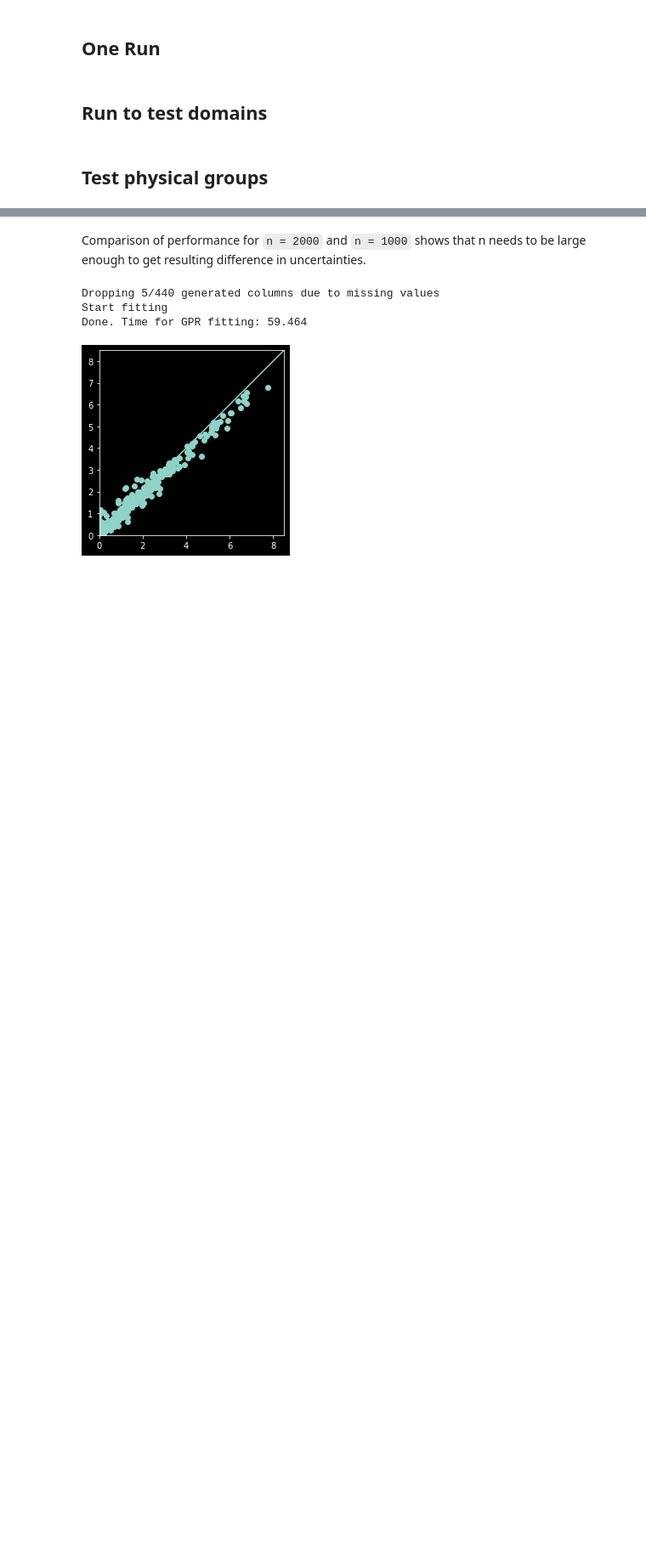
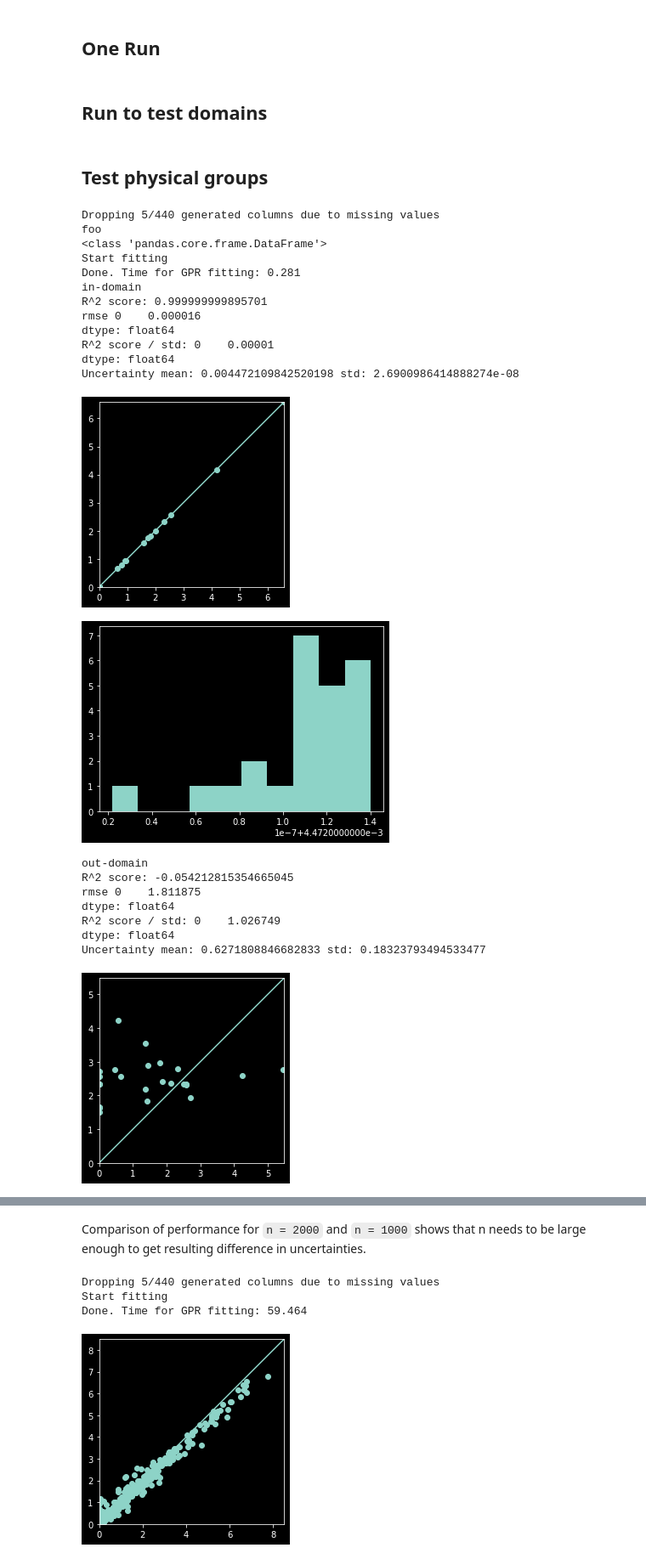
Before and after one commit to uw-cmg/MAST-ML, a Jupyter notebook: Pickle.ipynb, the cells around one changed output, grey strips where cells are left out. Shown at 85% size. Saved outputs shown, nothing was run; the diff lists cells and outputs as text; code cells hidden in the pictures; blank space fills up the shorter version.

Commit message:
almost done

```diff
--- a/Pickle.ipynb
+++ b/Pickle.ipynb
@@ -214,6 +214,10 @@ def test_domain(comp_zip_y, n = 2000, element = "O", threshold = 0, min_train_gr
         subset_x, subset_y = create_subset(comp_zip_y, n=n)
         # from subset create domains
         frac_x, _ = compute_elemetal_fractions(subset_x)
+
+        choose = [] # boolean array of same length as frac_x to choose what rows are in each group
+        pass
+
         g1_ = frac_x[frac_x[element] <= threshold] # ! change to use array
 
         if len(g1_) >= min_train_group:
@@ -251,3 +255,29 @@ def test_domain(comp_zip_y, n = 2000, element = "O", threshold = 0, min_train_gr
     # all
     print("all")
     showScores(x, y, y_all, gpr_domain, std_all)
+# %%
+
+test_domain(comp_zip_y, n = 50, element = "O", threshold = 0, min_train_group = 5)
+# %% [output]
+Dropping 5/440 generated columns due to missing values
+foo
+<class 'pandas.core.frame.DataFrame'>
+Start fitting
+Done. Time for GPR fitting: 0.281
+in-domain
+R^2 score: 0.999999999895701
+rmse 0    0.000016
+dtype: float64
+R^2 score / std: 0    0.00001
+dtype: float64
+Uncertainty mean: 0.004472109842520198 std: 2.6900986414888274e-08
+[figure, added]
+[figure, added]
+out-domain
+R^2 score: -0.054212815354665045
+rmse 0    1.811875
+dtype: float64
+R^2 score / std: 0    1.026749
+dtype: float64
+Uncertainty mean: 0.6271808846682833 std: 0.18323793494533477
+[figure, added]
```
Also changed, not shown: parts of 2 cells of this notebook.
